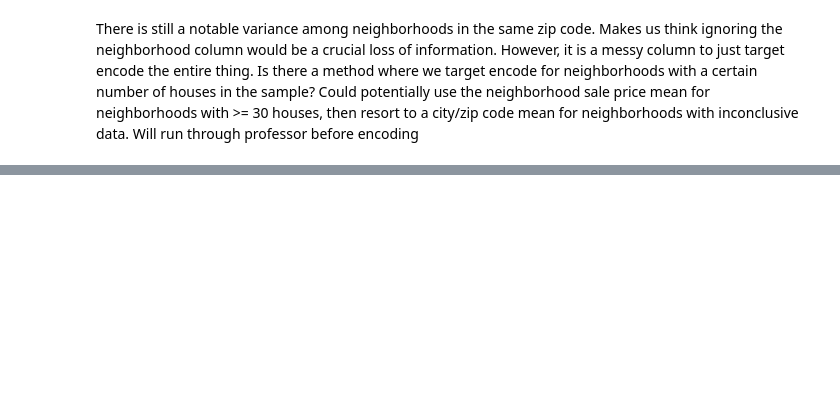
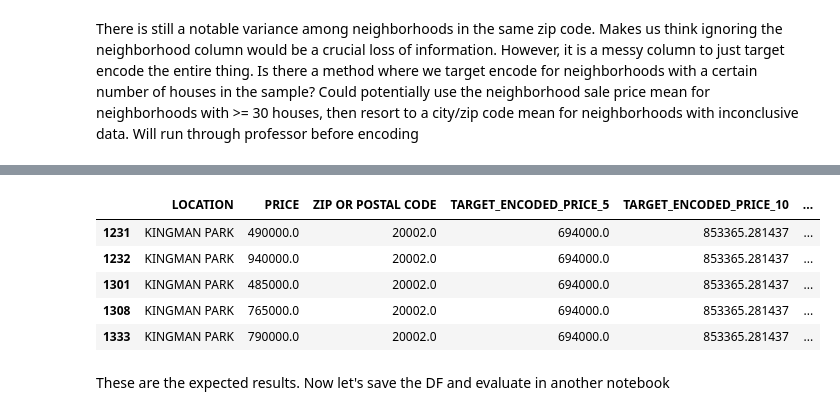
Before and after one commit to cbarnes5/DATA606CapstoneProject, a Jupyter notebook: Exploring Location Options.ipynb, the cells around one changed output, grey strips where cells are left out. Saved outputs shown, nothing was run; the diff lists cells and outputs as text; code cells hidden in the pictures; blank space fills up the shorter version.

```diff
--- a/Exploring Location Options.ipynb
+++ b/Exploring Location Options.ipynb
@@ -148,0 +188,11 @@ There is still a notable variance among neighborhoods in the same zip code. Make
+# %%
+encoded_df.loc[encoded_df.LOCATION == 'KINGMAN PARK']
+# %% [output]
+|  | LOCATION | PRICE | ZIP OR POSTAL CODE | TARGET_ENCODED_PRICE_5 | TARGET_ENCODED_PRICE_10 | ... |
+| 1231 | KINGMAN PARK | 490000.0 | 20002.0 | 694000.0 | 853365.281437 | ... |
+| 1232 | KINGMAN PARK | 940000.0 | 20002.0 | 694000.0 | 853365.281437 | ... |
+| 1301 | KINGMAN PARK | 485000.0 | 20002.0 | 694000.0 | 853365.281437 | ... |
+| 1308 | KINGMAN PARK | 765000.0 | 20002.0 | 694000.0 | 853365.281437 | ... |
+| 1333 | KINGMAN PARK | 790000.0 | 20002.0 | 694000.0 | 853365.281437 | ... |
+# %% [markdown]
+These are the expected results. Now let's save the DF and evaluate in another notebook
```
Also changed, not shown: parts of 21 cells of this notebook.
